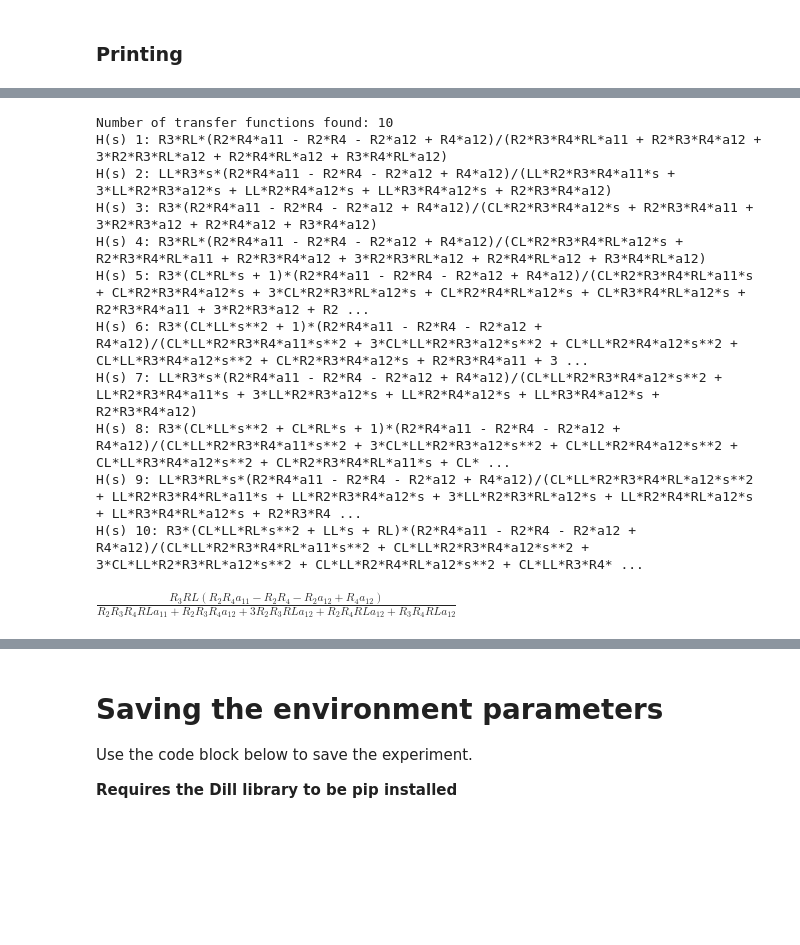
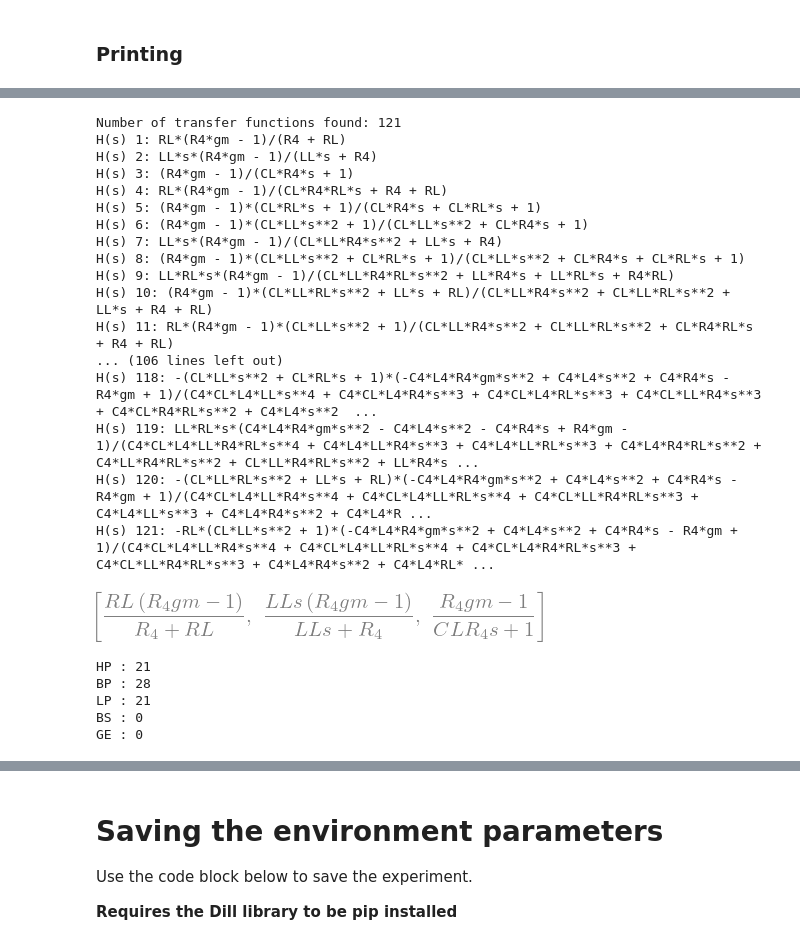
Before and after one commit to NooriDan/SymXplorer, a Jupyter notebook: Notebooks/SymPy_Analog-CG.ipynb, the cells around one changed output, grey strips where cells are left out. Cells and saved outputs as stored; diff of their text form; code cells hidden in the pictures; blank space fills up the shorter version.

```diff
--- a/Notebooks/SymPy_Analog-CG.ipynb
+++ b/Notebooks/SymPy_Analog-CG.ipynb
@@ -147,19 +152,16 @@ def getCommonGateImpedanceCombinations():
            RL*(s*LL + 1/(s*CL))/(RL + (s*LL + 1/(s*CL)))  # R || (L + C)
            ]
 
-    # Combine all impedances
-    impedance_combinations = []
+    # Combine Z
+    return {
+       "all"         : product(Zz1, Zz2, Zz3, Zz4, Zz5, ZzL),
+       "Z3_ZL"       : product([inf], [inf], Zz3, [inf], [inf], ZzL),
+       "Z5_ZL"       : product([inf], [inf], [inf], [inf], Zz5, ZzL),
+       "Z2_Z4_ZL"    : product([inf], Zz2, [inf], Zz4, [inf], ZzL),
+       "Z2_Z5_ZL"    : product([inf], Zz2, [inf], [inf], Zz5, ZzL),
+       "Z3_Z5_ZL"    : product([inf], [inf], Zz3, [inf], Zz5, ZzL)
+    }
 
-    for z1 in Zz1:
-        for z2 in Zz2:
-            for z3 in Zz3:
-                for z4 in Zz4:
-                    for z5 in Zz5:
-                        for zL in ZzL:
-                            impedance_combinations.append((z1, z2, z3, z4, z5, zL))
-
-    keys = ["Z1", "Z2", "Z3", "Z4", "Z5", "ZL"]
-    return impedance_combinations, [Zz1, Zz2, Zz3, Zz4, Zz5, ZzL]
-
-len(getCommonGateImpedanceCombinations()[0])
+combos = getCommonGateImpedanceCombinations()
+combos
 # %% [output]
@@ -642,9 +634,10 @@ $\displaystyle \frac{Z_{3} Z_{4} \left(Z_{2} Z_{5} a_{11} - Z_{2} Z_{5} - Z_{2}
 # %%
-impedance_combinations, Z_arr = getCommonGateImpedanceCombinations()
-batch = impedance_combinations[0:10]
-# batch = [[1, 1, 1, 1, 1, 1]]
+select = "Z5_ZL"
+combos = getCommonGateImpedanceCombinations()
+batch = list(combos[select])
+tf = baseHs[select]
 
-TFs = getCommonGateTFs_V2(batch, baseHs_CG)
+TFs = getCommonGateTFs(batch, tf)
 
 # Output summary of results
 print("Number of transfer functions found: {}".format(len(TFs)))
@@ -653,21 +646,39 @@ for i, tf in enumerate(TFs, 1):
 
 # save_TFs_as_LaTex(TFs, "CG_testRun")
 # %% [output]
-Number of transfer functions found: 10
-H(s) 1: R3*RL*(R2*R4*a11 - R2*R4 - R2*a12 + R4*a12)/(R2*R3*R4*RL*a11 + R2*R3*R4*a12 + 3*R2*R3*RL*a12 + R2*R4*RL*a12 + R3*R4*RL*a12)
-H(s) 2: LL*R3*s*(R2*R4*a11 - R2*R4 - R2*a12 + R4*a12)/(LL*R2*R3*R4*a11*s + 3*LL*R2*R3*a12*s + LL*R2*R4*a12*s + LL*R3*R4*a12*s + R2*R3*R4*a12)
-H(s) 3: R3*(R2*R4*a11 - R2*R4 - R2*a12 + R4*a12)/(CL*R2*R3*R4*a12*s + R2*R3*R4*a11 + 3*R2*R3*a12 + R2*R4*a12 + R3*R4*a12)
-H(s) 4: R3*RL*(R2*R4*a11 - R2*R4 - R2*a12 + R4*a12)/(CL*R2*R3*R4*RL*a12*s + R2*R3*R4*RL*a11 + R2*R3*R4*a12 + 3*R2*R3*RL*a12 + R2*R4*RL*a12 + R3*R4*RL*a12)
-H(s) 5: R3*(CL*RL*s + 1)*(R2*R4*a11 - R2*R4 - R2*a12 + R4*a12)/(CL*R2*R3*R4*RL*a11*s + CL*R2*R3*R4*a12*s + 3*CL*R2*R3*RL*a12*s + CL*R2*R4*RL*a12*s + CL*R3*R4*RL*a12*s + R2*R3*R4*a11 + 3*R2*R3*a12 + R2 ...
-H(s) 6: R3*(CL*LL*s**2 + 1)*(R2*R4*a11 - R2*R4 - R2*a12 + R4*a12)/(CL*LL*R2*R3*R4*a11*s**2 + 3*CL*LL*R2*R3*a12*s**2 + CL*LL*R2*R4*a12*s**2 + CL*LL*R3*R4*a12*s**2 + CL*R2*R3*R4*a12*s + R2*R3*R4*a11 + 3 ...
-H(s) 7: LL*R3*s*(R2*R4*a11 - R2*R4 - R2*a12 + R4*a12)/(CL*LL*R2*R3*R4*a12*s**2 + LL*R2*R3*R4*a11*s + 3*LL*R2*R3*a12*s + LL*R2*R4*a12*s + LL*R3*R4*a12*s + R2*R3*R4*a12)
-H(s) 8: R3*(CL*LL*s**2 + CL*RL*s + 1)*(R2*R4*a11 - R2*R4 - R2*a12 + R4*a12)/(CL*LL*R2*R3*R4*a11*s**2 + 3*CL*LL*R2*R3*a12*s**2 + CL*LL*R2*R4*a12*s**2 + CL*LL*R3*R4*a12*s**2 + CL*R2*R3*R4*RL*a11*s + CL* ...
-H(s) 9: LL*R3*RL*s*(R2*R4*a11 - R2*R4 - R2*a12 + R4*a12)/(CL*LL*R2*R3*R4*RL*a12*s**2 + LL*R2*R3*R4*RL*a11*s + LL*R2*R3*R4*a12*s + 3*LL*R2*R3*RL*a12*s + LL*R2*R4*RL*a12*s + LL*R3*R4*RL*a12*s + R2*R3*R4 ...
-H(s) 10: R3*(CL*LL*RL*s**2 + LL*s + RL)*(R2*R4*a11 - R2*R4 - R2*a12 + R4*a12)/(CL*LL*R2*R3*R4*RL*a11*s**2 + CL*LL*R2*R3*R4*a12*s**2 + 3*CL*LL*R2*R3*RL*a12*s**2 + CL*LL*R2*R4*RL*a12*s**2 + CL*LL*R3*R4* ...
+Number of transfer functions found: 121
+H(s) 1: RL*(R4*gm - 1)/(R4 + RL)
+H(s) 2: LL*s*(R4*gm - 1)/(LL*s + R4)
+H(s) 3: (R4*gm - 1)/(CL*R4*s + 1)
+H(s) 4: RL*(R4*gm - 1)/(CL*R4*RL*s + R4 + RL)
+H(s) 5: (R4*gm - 1)*(CL*RL*s + 1)/(CL*R4*s + CL*RL*s + 1)
+H(s) 6: (R4*gm - 1)*(CL*LL*s**2 + 1)/(CL*LL*s**2 + CL*R4*s + 1)
+H(s) 7: LL*s*(R4*gm - 1)/(CL*LL*R4*s**2 + LL*s + R4)
+H(s) 8: (R4*gm - 1)*(CL*LL*s**2 + CL*RL*s + 1)/(CL*LL*s**2 + CL*R4*s + CL*RL*s + 1)
+H(s) 9: LL*RL*s*(R4*gm - 1)/(CL*LL*R4*RL*s**2 + LL*R4*s + LL*RL*s + R4*RL)
+H(s) 10: (R4*gm - 1)*(CL*LL*RL*s**2 + LL*s + RL)/(CL*LL*R4*s**2 + CL*LL*RL*s**2 + LL*s + R4 + RL)
+H(s) 11: RL*(R4*gm - 1)*(CL*LL*s**2 + 1)/(CL*LL*R4*s**2 + CL*LL*RL*s**2 + CL*R4*RL*s + R4 + RL)
+... (106 lines left out)
+H(s) 118: -(CL*LL*s**2 + CL*RL*s + 1)*(-C4*L4*R4*gm*s**2 + C4*L4*s**2 + C4*R4*s - R4*gm + 1)/(C4*CL*L4*LL*s**4 + C4*CL*L4*R4*s**3 + C4*CL*L4*RL*s**3 + C4*CL*LL*R4*s**3 + C4*CL*R4*RL*s**2 + C4*L4*s**2  ...
+H(s) 119: LL*RL*s*(C4*L4*R4*gm*s**2 - C4*L4*s**2 - C4*R4*s + R4*gm - 1)/(C4*CL*L4*LL*R4*RL*s**4 + C4*L4*LL*R4*s**3 + C4*L4*LL*RL*s**3 + C4*L4*R4*RL*s**2 + C4*LL*R4*RL*s**2 + CL*LL*R4*RL*s**2 + LL*R4*s ...
+H(s) 120: -(CL*LL*RL*s**2 + LL*s + RL)*(-C4*L4*R4*gm*s**2 + C4*L4*s**2 + C4*R4*s - R4*gm + 1)/(C4*CL*L4*LL*R4*s**4 + C4*CL*L4*LL*RL*s**4 + C4*CL*LL*R4*RL*s**3 + C4*L4*LL*s**3 + C4*L4*R4*s**2 + C4*L4*R ...
+H(s) 121: -RL*(CL*LL*s**2 + 1)*(-C4*L4*R4*gm*s**2 + C4*L4*s**2 + C4*R4*s - R4*gm + 1)/(C4*CL*L4*LL*R4*s**4 + C4*CL*L4*LL*RL*s**4 + C4*CL*L4*R4*RL*s**3 + C4*CL*LL*R4*RL*s**3 + C4*L4*R4*s**2 + C4*L4*RL* ...
 # %%
 # Preview the TF
-TFs[0]
+TFs[0:3]
 # %% [output]
-$\displaystyle \frac{R_{3} RL \left(R_{2} R_{4} a_{11} - R_{2} R_{4} - R_{2} a_{12} + R_{4} a_{12}\right)}{R_{2} R_{3} R_{4} RL a_{11} + R_{2} R_{3} R_{4} a_{12} + 3 R_{2} R_{3} RL a_{12} + R_{2} R_{4} RL a_{12} + R_{3} R_{4} RL a_{12}}$
+[figure, added]
+# %%
+filterParameters = computeFilterParameters(TFs, batch)
+classifications = classifyFilterParameters(filterParameters)
+filterTypes = ["HP", "BP", "LP", "BS", "GE"]
+
+summary = summarizeFilterType(filterTypes, classifications, printResult=True)
+# %% [output]
+HP : 21
+BP : 28
+LP : 21
+BS : 0
+GE : 0
 # %%
 # !pdflatex Outputs/CS_testRun.tex
```
Also changed, not shown: parts of 27 cells of this notebook, 2 other files.
